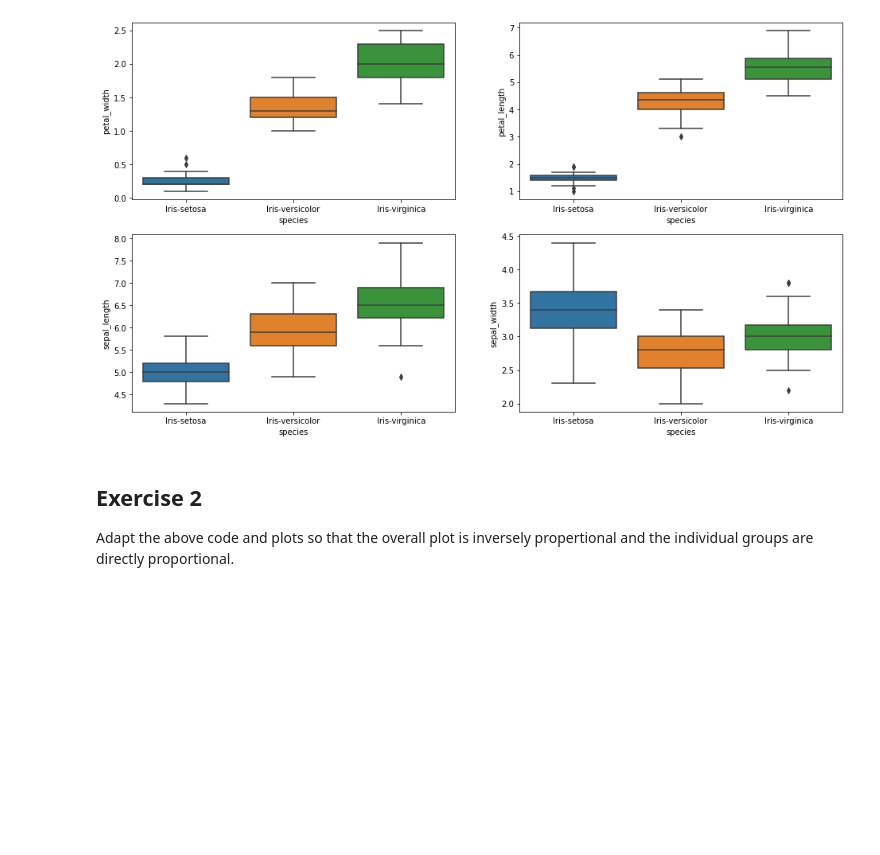
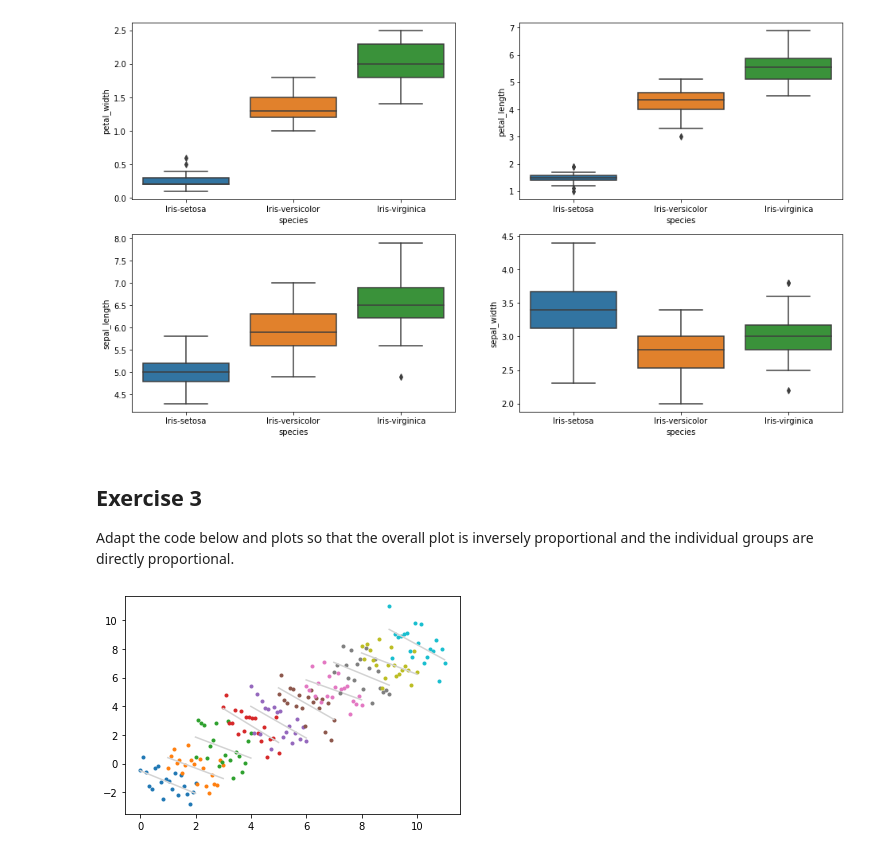
Before and after one commit to LaisColetta/funddata-assessments, a Jupyter notebook: practicals/04-outlier-exercise.ipynb, the cells around one changed output. Drawn from its saved outputs; the diff is of its cells as text; code cells hidden in the pictures; blank space fills up the shorter version.

Commit message:
inversely proportional

```diff
--- a/practicals/04-outlier-exercise.ipynb
+++ b/practicals/04-outlier-exercise.ipynb
@@ -43,5 +54,6 @@ sns.boxplot( y='sepal_width', x= 'species', data=df, orient='v' , ax=axes[1, 1])
 <AxesSubplot:xlabel='species', ylabel='sepal_width'>
 [figure]
 # %% [markdown]
-## Exercise 2
-Adapt the above code and plots so that the overall plot is inversely propertional and the individual groups are directly proportional.
+## Exercise 3
+
+Adapt the code below and plots so that the overall plot is inversely proportional and the individual groups are directly proportional.
@@ -79,0 +60,29 @@ plt.title('Morley dataset 5 experiments')
+# %%
+# Create a series of x vectors.
+xs = np.array([np.linspace(i, i + 2.0, 20) for i in range(10)])
+
+
+# Create a corresponding series of y vectors.
+ys = np.array([-1.0 * xs[i] + 2 * i for i in range(len(xs))])
+
+# Add some noise.
+ys = ys + np.random.normal(0.0, 1.0, ys.shape)
+
+# Create global list of x and y values.
+x = xs.flatten()
+y = ys.flatten()
+
+# Same plot but with best fit lines for each category.
+for i in range(len(xs)):
+    # Plot this category.
+    plt.plot(xs[i], ys[i], '.')
+    # Fit line to category.
+    m, c = np.polyfit(xs[i], ys[i], 1)
+    # Create steadily increasing x range for plot.
+    xbestfit = np.linspace(xs[i].min(), xs[i].max(), 50)
+    # Corresponding y values based on best fit line.
+    ybestfit = m * xbestfit + c
+    # Plot best fit line for category.
+    plt.plot(xbestfit, ybestfit, color='lightgrey')
+# %% [output]
+[figure, added]
```
Also changed, not shown: parts of 5 cells of this notebook.
